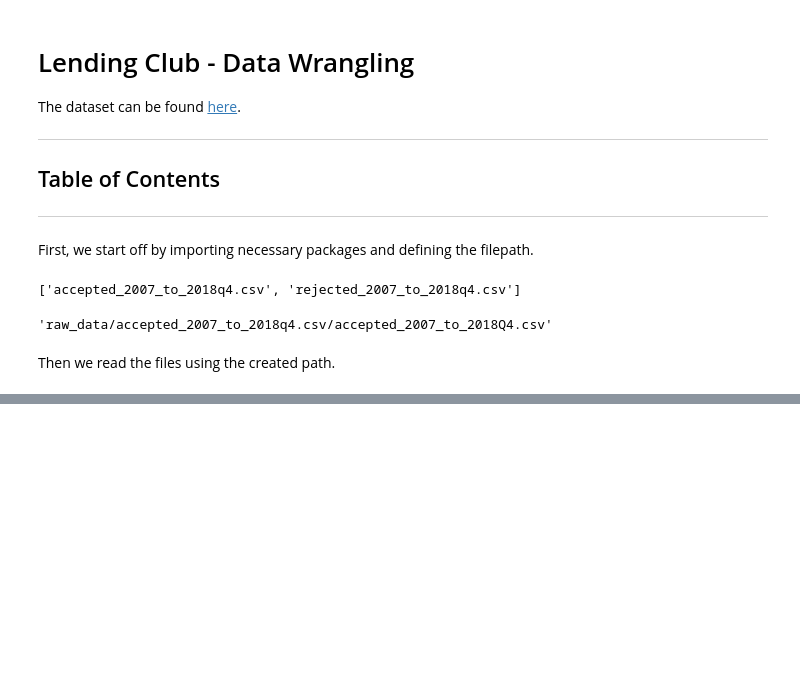
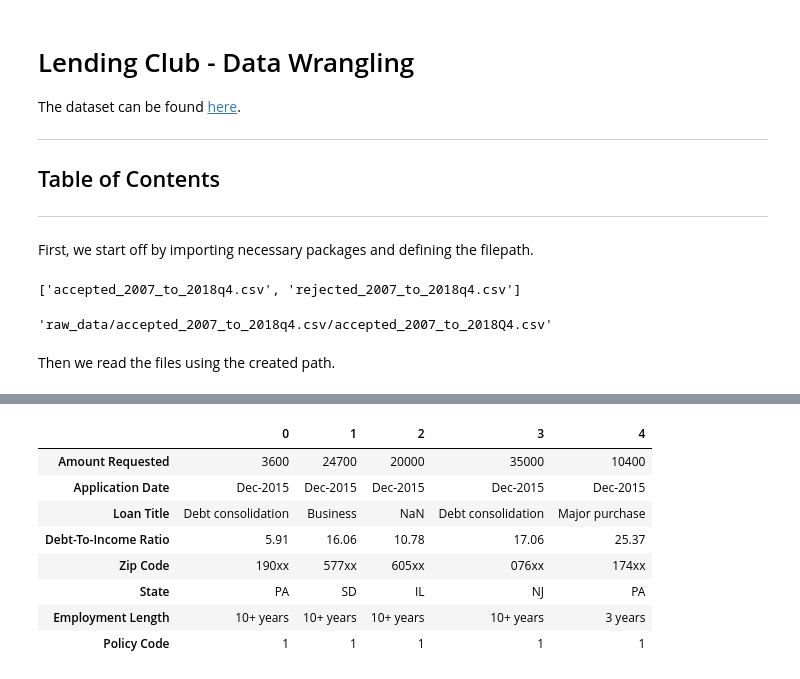
Before and after one commit to JaeHub/Lending-Club-Capstone, a Jupyter notebook: Data Wrangling.ipynb, the cells around one changed output, grey strips where cells are left out. Cells and saved outputs as stored; diff of their text form; code cells hidden in the pictures; blank space fills up the shorter version.

```diff
--- a/Data Wrangling.ipynb
+++ b/Data Wrangling.ipynb
@@ -54,0 +179,5 @@ rej_df.head()
+# %%
+#we rename the columns of accepted dataframe for easy merging
+rej_cols = list(rej_df.columns)
+cols_dict = dict(zip(acc_cols, rej_cols))
+acc_8.rename(columns=cols_dict, inplace=True)
@@ -54,0 +194,7 @@ rej_df.head()
+# %%
+acc_8['Policy Code'].fillna(1., inplace=True)
+# %%
+rej_df['Policy Code'].fillna(0., inplace=True)
+# %%
+#we append the two dataframes together
+acc_rej = acc_8.append(rej_df)
@@ -54,0 +205,12 @@ rej_df.head()
+# %%
+acc_rej.head().T
+# %% [output]
+|  | 0 | 1 | 2 | 3 | 4 |
+| Amount Requested | 3600 | 24700 | 20000 | 35000 | 10400 |
+| Application Date | Dec-2015 | Dec-2015 | Dec-2015 | Dec-2015 | Dec-2015 |
+| Loan Title | Debt consolidation | Business | NaN | Debt consolidation | Major purchase |
+| Debt-To-Income Ratio | 5.91 | 16.06 | 10.78 | 17.06 | 25.37 |
+| Zip Code | 190xx | 577xx | 605xx | 076xx | 174xx |
+| State | PA | SD | IL | NJ | PA |
+| Employment Length | 10+ years | 10+ years | 10+ years | 10+ years | 3 years |
+| Policy Code | 1 | 1 | 1 | 1 | 1 |
```
Also changed, not shown: parts of 21 cells of this notebook, 1 other file.
